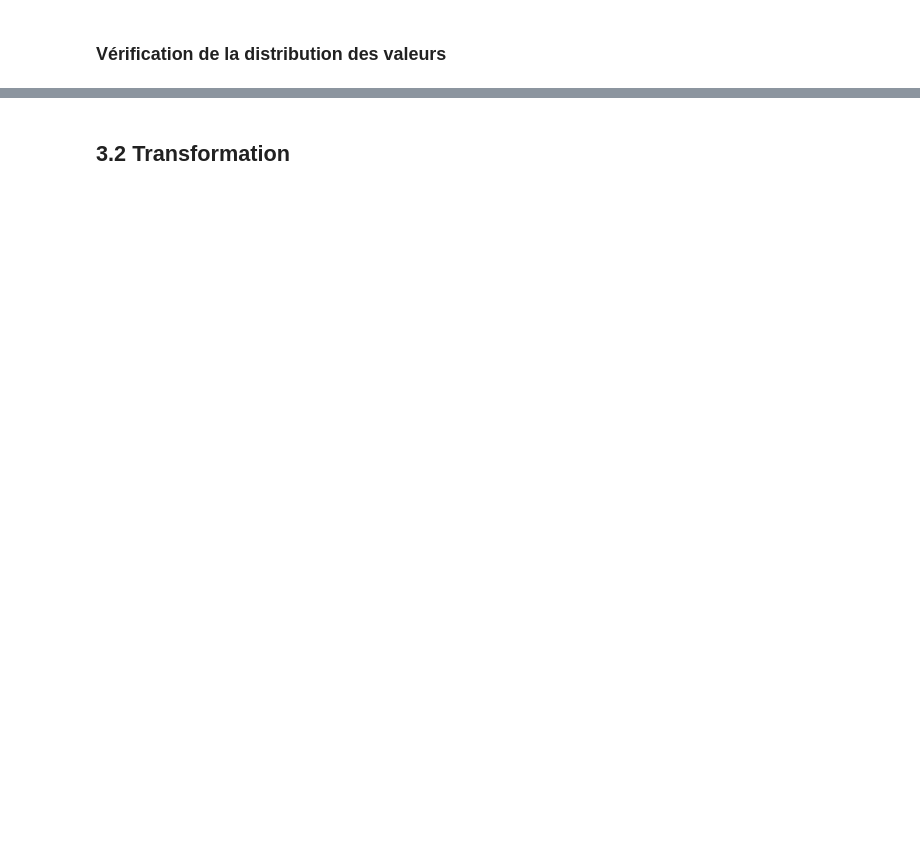
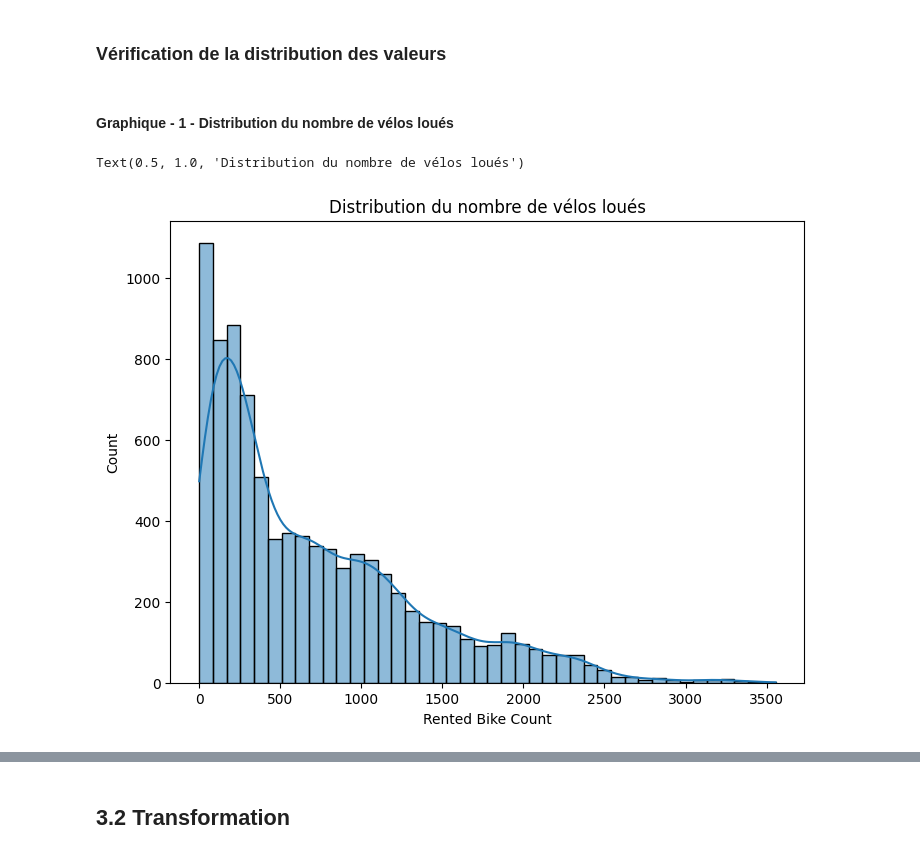
Before and after one commit to KhayriBS/ML-Project-Bike-Sharing-Model, a Jupyter notebook: Bike_Sharing_Analysis.ipynb, the cells around one changed output, grey strips where cells are left out. Cells and saved outputs as stored; diff of their text form; code cells hidden in the pictures; blank space fills up the shorter version.

```diff
--- a/Bike_Sharing_Analysis.ipynb
+++ b/Bike_Sharing_Analysis.ipynb
@@ -342,2 +240,17 @@ Name: count, dtype: int64
 # %% [markdown]
 ### Vérification de la distribution des valeurs
+# %% [markdown]
+#### Graphique - 1 - Distribution du nombre de vélos loués
+# %%
+import seaborn as sns
+import matplotlib.pyplot as plt
+
+
+plt.figure(figsize=(18,6))
+
+plt.subplot(1,2,1)
+sns.histplot(x='Rented Bike Count',data=data, kde=True)
+plt.title("Distribution du nombre de vélos loués")
+# %% [output]
+Text(0.5, 1.0, 'Distribution du nombre de vélos loués')
+[figure, added]
```
Also changed, not shown: parts of 52 cells of this notebook, 12 other files.
